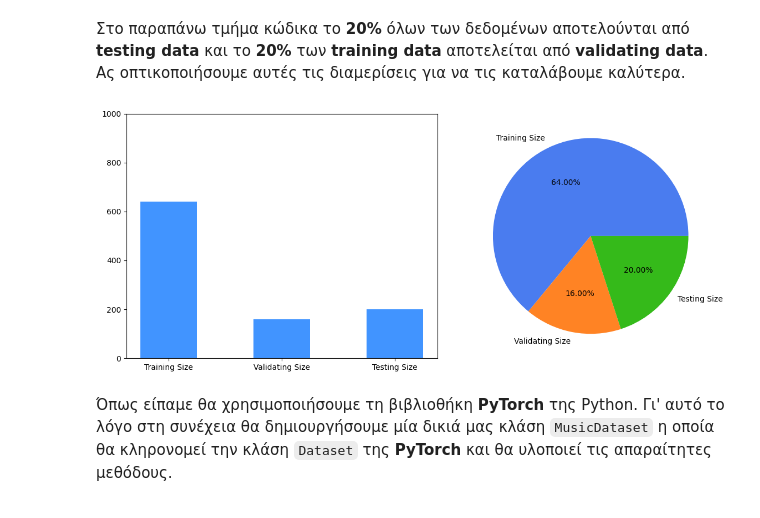
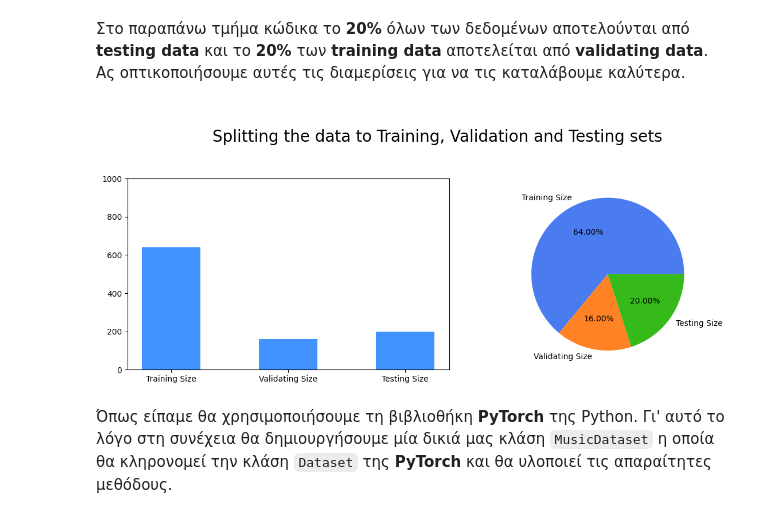
Before and after one commit to AntonisZks/Music-Category-Identifier, a Jupyter notebook: Notebooks/model_training.ipynb, the cells around one changed output. Saved outputs shown, nothing was run; the diff lists cells and outputs as text; code cells hidden in the pictures.

```diff
--- a/Notebooks/model_training.ipynb
+++ b/Notebooks/model_training.ipynb
@@ -131,22 +131,22 @@ Validating Data: 16.00%
 # %%
 from matplotlib import pyplot as plt
 
 train_size, val_size, test_size = len(train_data), len(val_data), len(test_data)
 plot_percentages = [train_size, val_size, test_size]
 plot_labels = ['Training Size', 'Validating Size', 'Testing Size']
 
 fig, axes = plt.subplots(1, 2, figsize=(12, 5))
 axes[0].bar(plot_labels, plot_percentages, width=0.5, color=custom_hex_color('#4194FF'))
 axes[0].set_ylim(0, len(data))
 
 axes[1].pie(plot_percentages, labels=plot_labels, autopct='%1.2f%%', wedgeprops={'linewidth': 0.3},
             colors=[custom_hex_color('#4A7CEF'), custom_hex_color('#FF8324'), custom_hex_color('#35BA1A')])
 
-# fig.suptitle('\nData Spliting Rating\n', fontsize=20)
+fig.suptitle('\nSplitting the data to Training, Validation and Testing sets\n', fontsize=20)
 plt.tight_layout()
 plt.show()
 # %% [output]
-[figure, old version]
+[figure, new version]
 # %% [markdown]
 Όπως είπαμε θα χρησιμοποιήσουμε τη βιβλιοθήκη __PyTorch__ της Python. Γι' αυτό το λόγο στη συνέχεια θα δημιουργήσουμε μία δικιά μας κλάση `MusicDataset` η οποία θα κληρονομεί την κλάση `Dataset` της __PyTorch__ και θα υλοποιεί τις απαραίτητες μεθόδους.
 # %%
```
Also changed, not shown: parts of 26 cells of this notebook.
